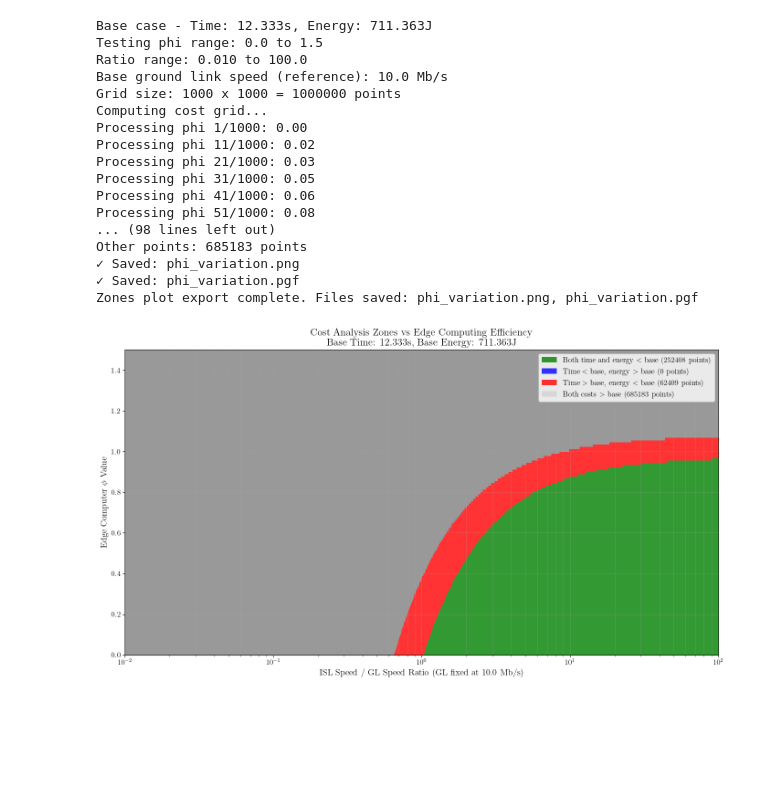
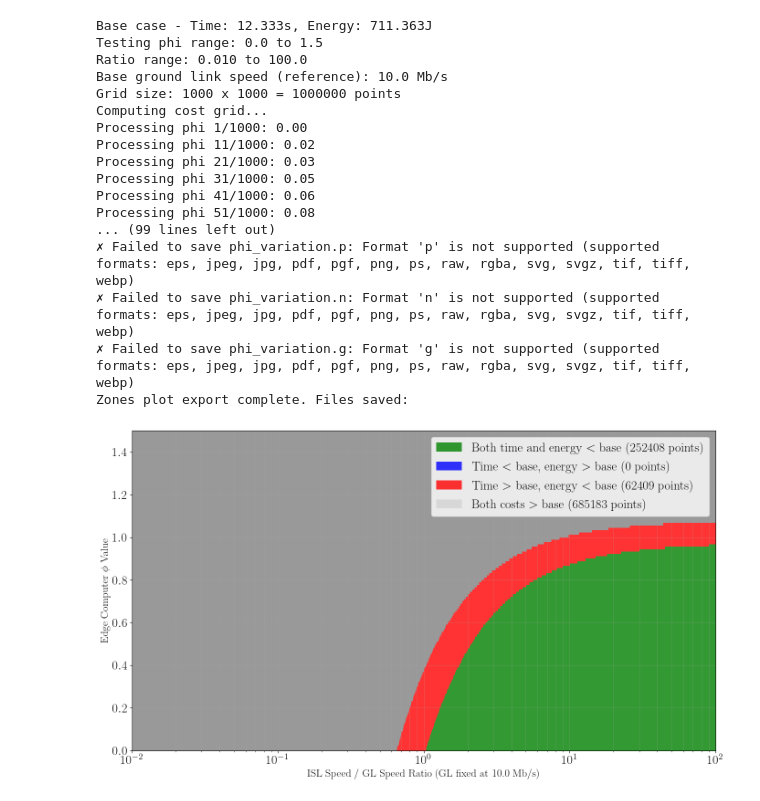
Before and after one commit to DChenet/sec_cost_simulator2, a Jupyter notebook: notebooks/figures/phi_variation.ipynb, the cells around one changed output. Drawn from its saved outputs; the diff is of its cells as text; code cells hidden in the pictures; blank space fills up the shorter version.

```diff
--- a/notebooks/figures/phi_variation.ipynb
+++ b/notebooks/figures/phi_variation.ipynb
@@ -15,8 +15,8 @@ plt.rcParams.update({
     'axes.labelsize': 14,
     'axes.titlesize': 16,
     'legend.fontsize': 12,
-    'xtick.labelsize': 12,
-    'ytick.labelsize': 12,
+    'xtick.labelsize': 20,
+    'ytick.labelsize': 20,
     'figure.titlesize': 18,
     'pgf.rcfonts': False,  # Use LaTeX default fonts for PGF
     'pgf.preamble': r'\usepackage{amsmath}\usepackage{amsfonts}'
@@ -28,6 +28,7 @@ from plot.log_dual_plot import LogDualPlot
 from core.nodes.transmission_node import TransmissionNode
 from core.nodes.computing_node import ComputingNode
 
+with_legend = True
 plot_precision = 1000
 
 data_size = 100
@@ -137,12 +138,13 @@ mesh = ax.pcolormesh(ratio_mesh, phi_mesh, zone_matrix,
 # Set logarithmic scale for x-axis
 ax.set_xscale('log')
 
-# Labels and title with LaTeX formatting
-ax.set_xlabel(r'ISL Speed / GL Speed Ratio (GL fixed at {} Mb/s)'.format(base_ground_link_speed), fontsize=14)
-ax.set_ylabel(r'Edge Computer $\phi$ Value', fontsize=14)
-ax.set_title(r'Cost Analysis Zones vs Edge Computing Efficiency' + '\n' +
-             r'Base Time: {:.3f}s, Base Energy: {:.3f}J'.format(base_time_cost, base_energy_cost),
-             fontsize=16)
+if with_legend:
+    # Labels and title with LaTeX formatting
+    ax.set_xlabel(r'ISL Speed / GL Speed Ratio (GL fixed at {} Mb/s)'.format(base_ground_link_speed), fontsize=17)
+    ax.set_ylabel(r'Edge Computer $\phi$ Value', fontsize=17)
+    #ax.set_title(r'Cost Analysis Zones vs Edge Computing Efficiency' + '\n' +
+    #             r'Base Time: {:.3f}s, Base Energy: {:.3f}J'.format(base_time_cost, base_energy_cost),
+    #             fontsize=16)
 
 # Set axis limits
 ax.set_xlim(ratios[0], ratios[-1])
@@ -157,7 +159,7 @@ legend_elements = [
     Patch(facecolor='lightgray', alpha=0.8,
           label='Both costs $>$ base ({} points)'.format(np.sum(~(condition_1 | condition_2 | condition_3))))
 ]
-ax.legend(handles=legend_elements, fontsize=12, loc='upper right')
+ax.legend(handles=legend_elements, fontsize=20, loc='upper right')
 
 # Add grid for better readability
 ax.grid(True, alpha=0.3, which='both')
@@ -193,37 +195,37 @@ def safe_save_figure(fig, base_name, formats=['png', 'pgf']):
                     fig.savefig(backup_filename, bbox_inches='tight', format=fmt)
                 else:
                     fig.savefig(backup_filename, bbox_inches='tight', format=fmt)
                 saved_files.append(backup_filename)
                 print(f"⚠ File was locked, saved as: {backup_filename}")
             except Exception as e:
                 print(f"✗ Failed to save {fmt} format: {str(e)}")
         except Exception as e:
             print(f"✗ Failed to save {filename}: {str(e)}")
 
     return saved_files
 
 
 # Save the zones plot
-saved_files = safe_save_figure(plt.gcf(), 'phi_variation')
+saved_files = safe_save_figure(plt.gcf(), 'phi_variation', formats='png')
 print(f"Zones plot export complete. Files saved: {', '.join(saved_files)}")
 
 plt.show()
 # %% [output]
 Base case - Time: 12.333s, Energy: 711.363J
 Testing phi range: 0.0 to 1.5
 Ratio range: 0.010 to 100.0
 Base ground link speed (reference): 10.0 Mb/s
 Grid size: 1000 x 1000 = 1000000 points
 Computing cost grid...
 Processing phi 1/1000: 0.00
 Processing phi 11/1000: 0.02
 Processing phi 21/1000: 0.03
 Processing phi 31/1000: 0.05
 Processing phi 41/1000: 0.06
 Processing phi 51/1000: 0.08
-... (98 lines left out)
-Other points: 685183 points
-✓ Saved: phi_variation.png
-✓ Saved: phi_variation.pgf
-Zones plot export complete. Files saved: phi_variation.png, phi_variation.pgf
+... (99 lines left out)
+✗ Failed to save phi_variation.p: Format 'p' is not supported (supported formats: eps, jpeg, jpg, pdf, pgf, png, ps, raw, rgba, svg, svgz, tif, tiff, webp)
+✗ Failed to save phi_variation.n: Format 'n' is not supported (supported formats: eps, jpeg, jpg, pdf, pgf, png, ps, raw, rgba, svg, svgz, tif, tiff, webp)
+✗ Failed to save phi_variation.g: Format 'g' is not supported (supported formats: eps, jpeg, jpg, pdf, pgf, png, ps, raw, rgba, svg, svgz, tif, tiff, webp)
+Zones plot export complete. Files saved:
-[figure, old version]
+[figure, new version]
```
Also changed, not shown: 1 other file.
